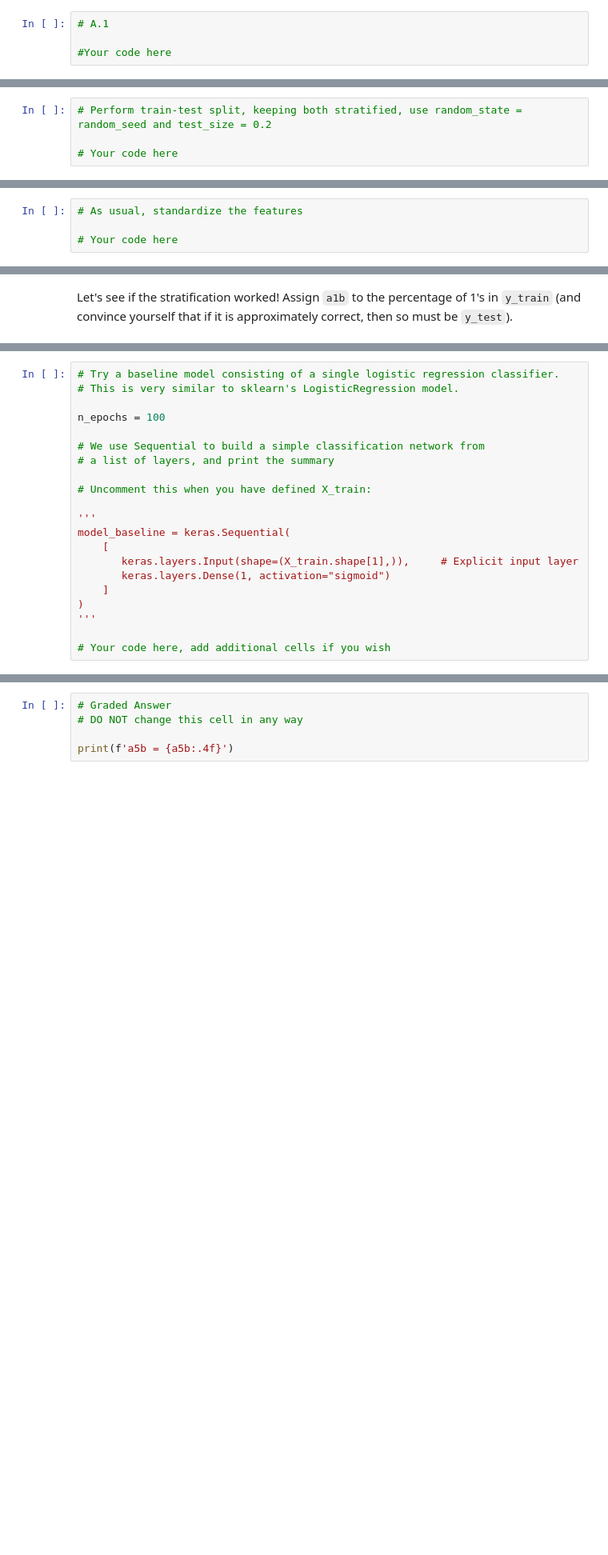
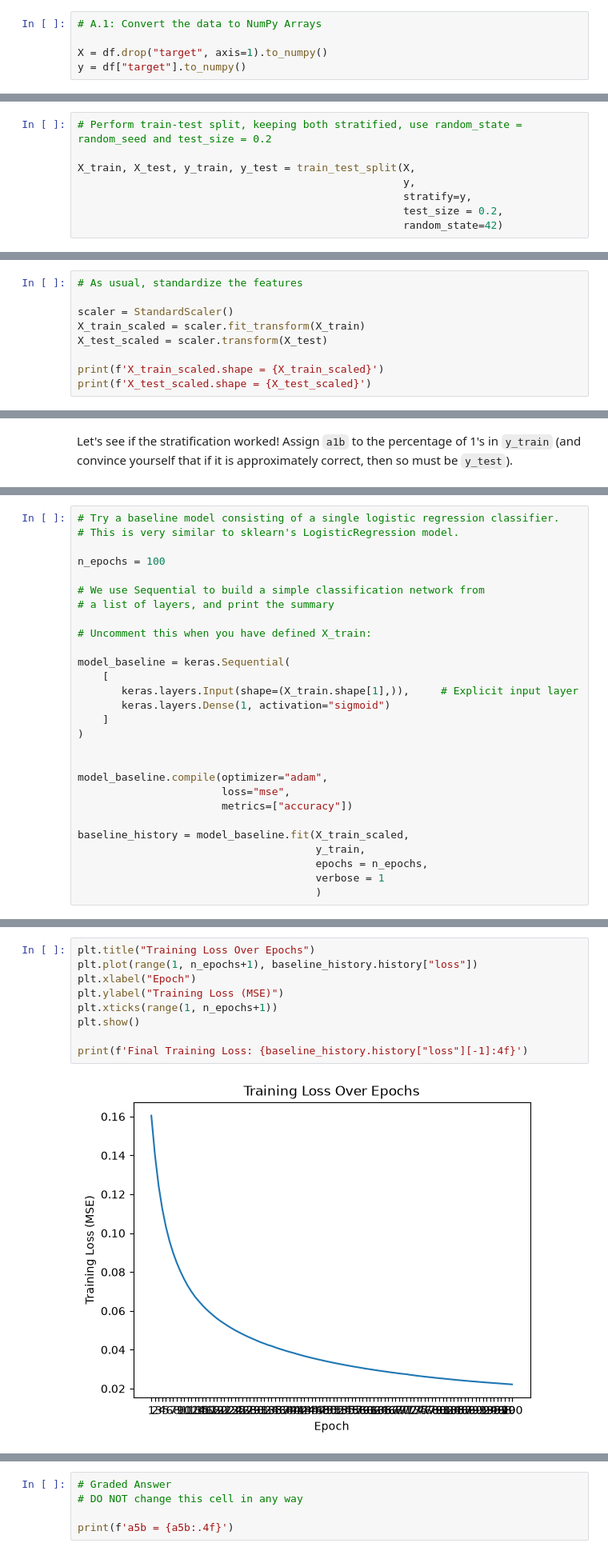
Before and after one commit to nwing2/DX703_Homework, a Jupyter notebook: DX703_Homework_01.ipynb, the cells around one changed output, grey strips where cells are left out. Shown at 80% size. Saved outputs shown, nothing was run; the diff lists cells and outputs as text; blank space fills up the shorter version.

```diff
--- a/DX703_Homework_01.ipynb
+++ b/DX703_Homework_01.ipynb
@@ -113,7 +140,8 @@ convert them to NumPy arrays. Print the shapes of `X` and `y` to confirm the con
 3. **Compute the proportion of class 1:**
    Calculate what percentage of the samples belong to class label `1` and provide your answer in the graded question.
 # %%
-# A.1
+# A.1: Convert the data to NumPy Arrays
 
-#Your code here
+X = df.drop("target", axis=1).to_numpy()
+y = df["target"].to_numpy()
 # %%
@@ -157,4 +189,8 @@ This strategy involves two key steps:
 # %%
 # Perform train-test split, keeping both stratified, use random_state = random_seed and test_size = 0.2
 
-# Your code here
+X_train, X_test, y_train, y_test = train_test_split(X,
+                                                    y,
+                                                    stratify=y,
+                                                    test_size = 0.2,
+                                                    random_state=42)
@@ -165,4 +211,9 @@ information about the mean and standard deviation of the test set influence trai
 # %%
 # As usual, standardize the features
 
-# Your code here
+scaler = StandardScaler()
+X_train_scaled = scaler.fit_transform(X_train)
+X_test_scaled = scaler.transform(X_test)
+
+print(f'X_train_scaled.shape = {X_train_scaled}')
+print(f'X_test_scaled.shape = {X_test_scaled}')
@@ -226,14 +295,21 @@ n_epochs = 100
 
 # Uncomment this when you have defined X_train:
 
-'''
 model_baseline = keras.Sequential(
     [
        keras.layers.Input(shape=(X_train.shape[1],)),     # Explicit input layer
        keras.layers.Dense(1, activation="sigmoid")
     ]
 )
-'''
 
-# Your code here, add additional cells if you wish
+
+model_baseline.compile(optimizer="adam",
+                       loss="mse",
+                       metrics=["accuracy"])
+
+baseline_history = model_baseline.fit(X_train_scaled,
+                                      y_train,
+                                      epochs = n_epochs,
+                                      verbose = 1
+                                      )
 # %% [output]
@@ -240,0 +377,11 @@ model_baseline = keras.Sequential(
+# %%
+plt.title("Training Loss Over Epochs")
+plt.plot(range(1, n_epochs+1), baseline_history.history["loss"])
+plt.xlabel("Epoch")
+plt.ylabel("Training Loss (MSE)")
+plt.xticks(range(1, n_epochs+1))
+plt.show()
+
+print(f'Final Training Loss: {baseline_history.history["loss"][-1]:4f}')
+# %% [output]
+[figure, added]
```
Also changed, not shown: parts of 52 cells of this notebook.
